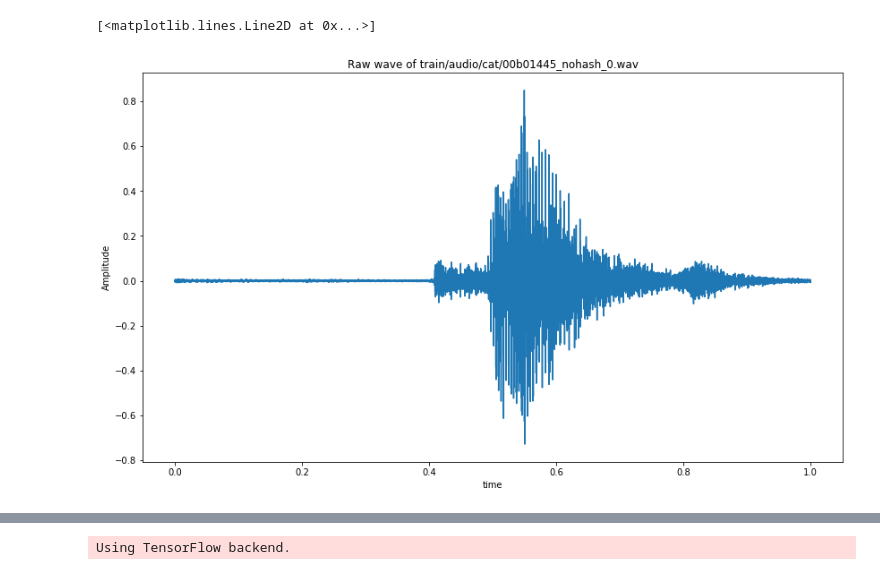
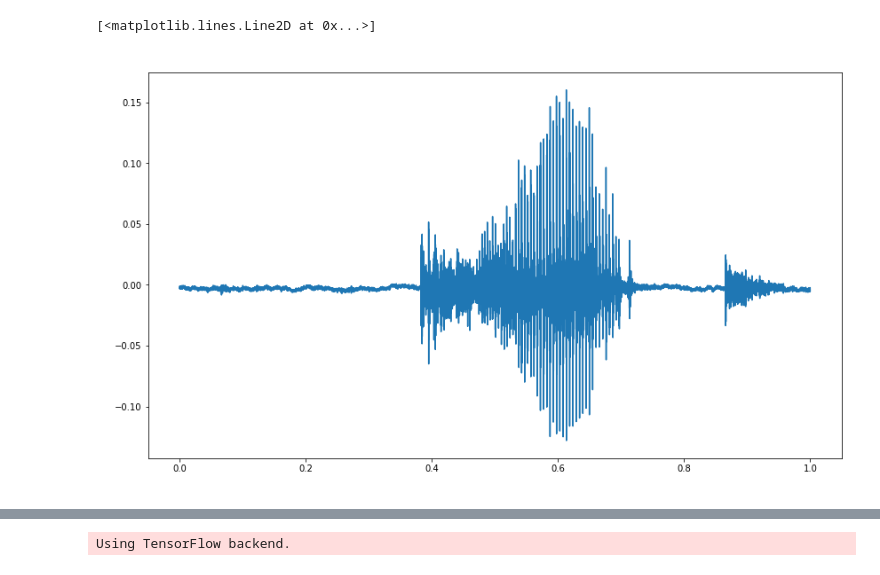
Before and after one commit to yurikimura/AudioProcessing, a Jupyter notebook: classifying.ipynb, the cells around one changed output, grey strips where cells are left out. Cells and saved outputs as stored; diff of their text form; code cells hidden in the pictures.

```diff
--- a/classifying.ipynb
+++ b/classifying.ipynb
@@ -14,0 +15,10 @@ Import of 'jit' requested from: 'numba.decorators', please update to use 'numba.
+# %%
+# plotting a sound sample of "bird" (Time domain)
+train_audio_path = 'AudioProcessing/train/audio/'
+samples, sample_rate = librosa.load(train_audio_path+'bird/01bcfc0c_nohash_0.wav', sr=16000) # sample rate = sr
+fig = plt.figure(figsize=(14, 8))
+ax1 = fig.add_subplot(111)
+ax1.set_title('Raw wave of ' + 'train/audio/bird/01bcfc0c_nohash_0.wav',color="white")
+ax1.set_xlabel('time',color="white")
+ax1.set_ylabel('Amplitude',color="white")
+ax1.plot(np.linspace(0, sample_rate/len(samples), sample_rate), samples)
@@ -15,13 +28,13 @@ Import of 'jit' requested from: 'numba.decorators', please update to use 'numba.
 # %%
-# plotting a sound sample of "bed" (Time domain)
-train_audio_path = 'train/audio/'
-samples, sample_rate = librosa.load(train_audio_path+'cat/00b01445_nohash_0.wav', sr=16000) # sample rate = sr
+# plotting a sound sample of "cat" (Time domain)
+train_audio_path = 'AudioProcessing/train/audio/'
+samples, sample_rate = librosa.load(train_audio_path+'cat/004ae714_nohash_0.wav', sr=16000) # sample rate = sr
 fig = plt.figure(figsize=(14, 8))
 ax1 = fig.add_subplot(111)
-ax1.set_title('Raw wave of ' + 'train/audio/cat/00b01445_nohash_0.wav')
-ax1.set_xlabel('time')
-ax1.set_ylabel('Amplitude')
+ax1.set_title('Raw wave of ' + '00b01445_nohash_0.wav',color="white")
+ax1.set_xlabel('time',color="white")
+ax1.set_ylabel('Amplitude',color="white")
 ax1.plot(np.linspace(0, sample_rate/len(samples), sample_rate), samples)
 # %% [output]
 [<matplotlib.lines.Line2D at 0x...>]
-[figure, old version]
+[figure, new version]
```
Also changed, not shown: parts of 20 cells of this notebook.
